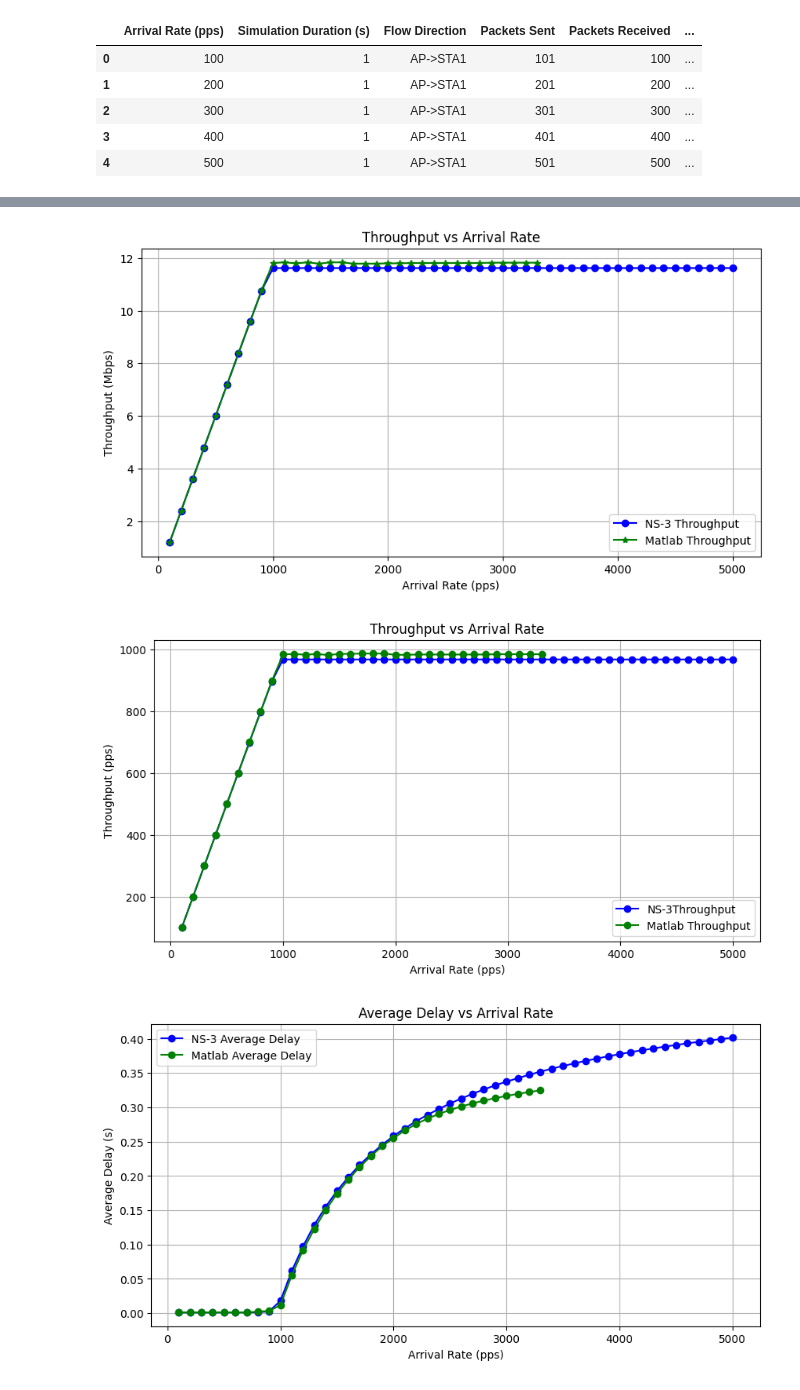
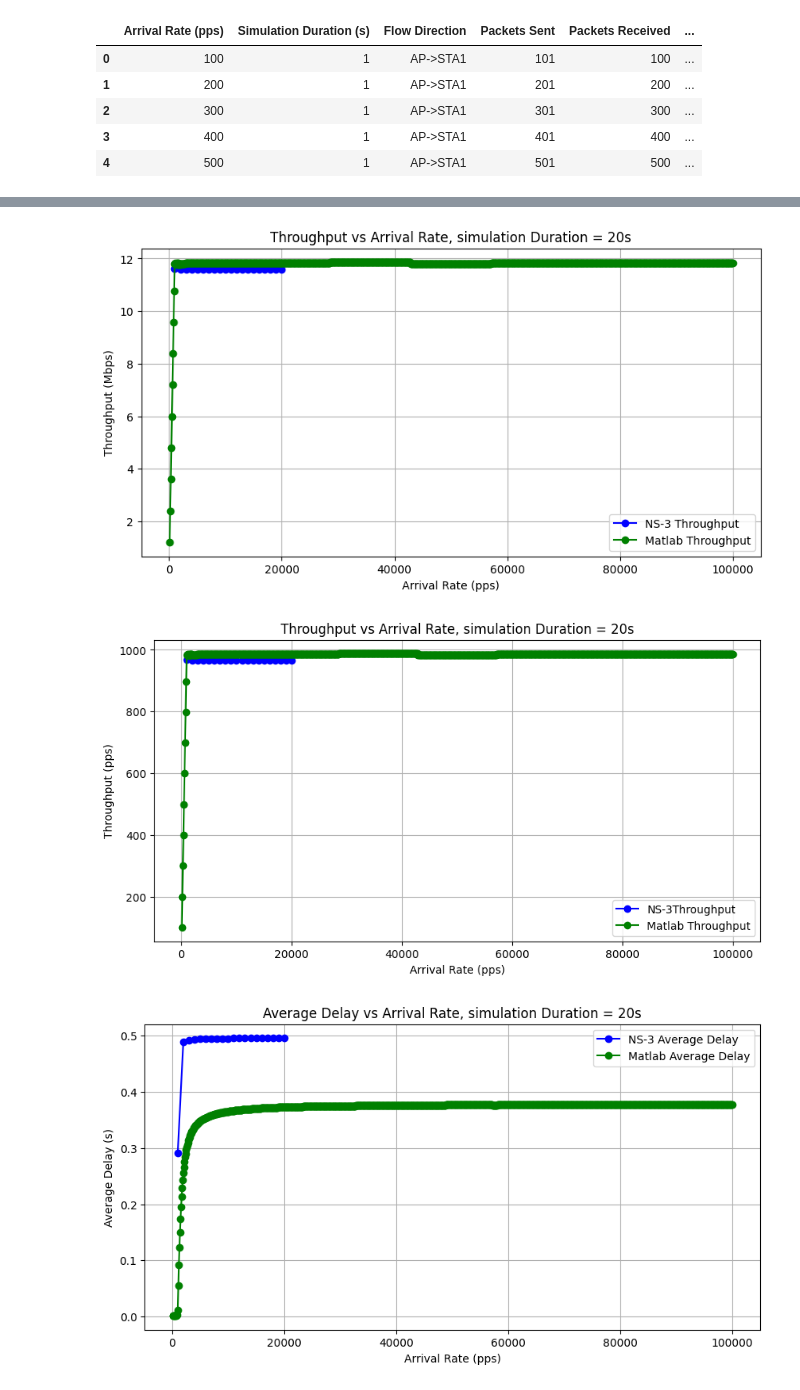
Before and after one commit to AssNiang/stage-lip-ens, a Jupyter notebook: digital_twins/notebooks/plot_results_1_flow.ipynb, the cells around one changed output, grey strips where cells are left out. Drawn from its saved outputs; the diff is of its cells as text; code cells hidden in the pictures.

```diff
--- a/digital_twins/notebooks/plot_results_1_flow.ipynb
+++ b/digital_twins/notebooks/plot_results_1_flow.ipynb
@@ -7,8 +7,7 @@ import os
 metrics_folder = "~/Documents/digital_twins/metrics/"
 
 df_matlab = pd.read_csv(metrics_folder + "matlab_results.csv")
-df_ns3 = pd.read_csv(metrics_folder + "ns3_results.csv")
-df_iperf = pd.read_csv(metrics_folder + "iperf_results.csv")
+df_ns3 = pd.read_csv(metrics_folder + "ns3_results_20s.csv")
 # %%
 df_matlab.head()
 # %% [output]
@@ -67,47 +33,47 @@ df_iperf.head()
 # Tracer l'évolution du débit (throughput) en fonction du taux d'arrivée
 # en Mbps
 packet_size = 1500 # octets
+simulationDuration = df_ns3["Simulation Duration (s)"][0]
 plt.figure(figsize=(10, 5))
 plt.plot(df_ns3["Arrival Rate (pps)"],
          ((df_ns3["Packets Received"]/df_ns3["Simulation Duration (s)"]) * 8 * packet_size) / 1e6,
          label="NS-3 Throughput", marker='o', color='b')
 plt.plot(df_matlab["Arrival Rate (pps)"], df_matlab["Throughput"], label="Matlab Throughput", marker='o', color='g')
-plt.plot(df_iperf["Arrival Rate (pps)"], df_iperf["Throughput"], label="Iperf Throughput", marker='o', color='r')
 
 plt.xlabel("Arrival Rate (pps)")
 plt.ylabel("Throughput (Mbps)")
-plt.title("Throughput vs Arrival Rate")
+plt.title(f"Throughput vs Arrival Rate, simulation Duration = {simulationDuration}s")
 plt.legend()
 plt.grid(True)
 plt.savefig("../graphs/1_flow_throughput_mbps_ns3_vs_matlab")
 plt.show()
 
 # en pps
 plt.figure(figsize=(10, 5))
 plt.plot(df_ns3["Arrival Rate (pps)"], df_ns3["Packets Received"]/df_ns3["Simulation Duration (s)"], label="NS-3Throughput", marker='o', color='b')
 plt.plot(df_matlab["Arrival Rate (pps)"], df_matlab["Packets Received"]/df_matlab["Simulation Duration (s)"], label="Matlab Throughput", marker='o', color='g')
 
 plt.xlabel("Arrival Rate (pps)")
 plt.ylabel("Throughput (pps)")
-plt.title("Throughput vs Arrival Rate")
+plt.title(f"Throughput vs Arrival Rate, simulation Duration = {simulationDuration}s")
 plt.legend()
 plt.grid(True)
 plt.savefig("../graphs/1_flow_throughput_pps_ns3_vs_matlab")
 plt.show()
 
 # Tracer l'évolution du délai moyen en fonction du taux d'arrivée
 plt.figure(figsize=(10, 5))
 plt.plot(df_ns3["Arrival Rate (pps)"], df_ns3["Average Delay (s)"], label="NS-3 Average Delay", marker='o', color='b')
 plt.plot(df_matlab["Arrival Rate (pps)"], df_matlab["Average Delay (s)"], label="Matlab Average Delay", marker='o', color='g')
 
 plt.xlabel("Arrival Rate (pps)")
 plt.ylabel("Average Delay (s)")
-plt.title("Average Delay vs Arrival Rate")
+plt.title(f"Average Delay vs Arrival Rate, simulation Duration = {simulationDuration}s")
 plt.legend()
 plt.grid(True)
 plt.savefig("../graphs/1_flow_averageDelay_ns3_vs_matlab")
 plt.show()
 # %% [output]
-[figure, old version]
+[figure, new version]
-[figure, old version]
+[figure, new version]
-[figure, old version]
+[figure, new version]
```
Also changed, not shown: parts of 6 cells of this notebook, 27 other files.
